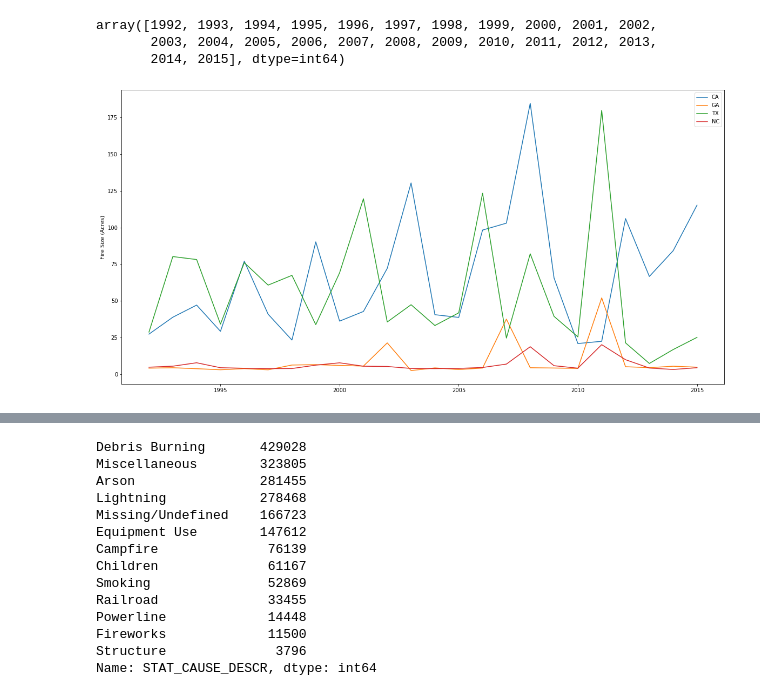
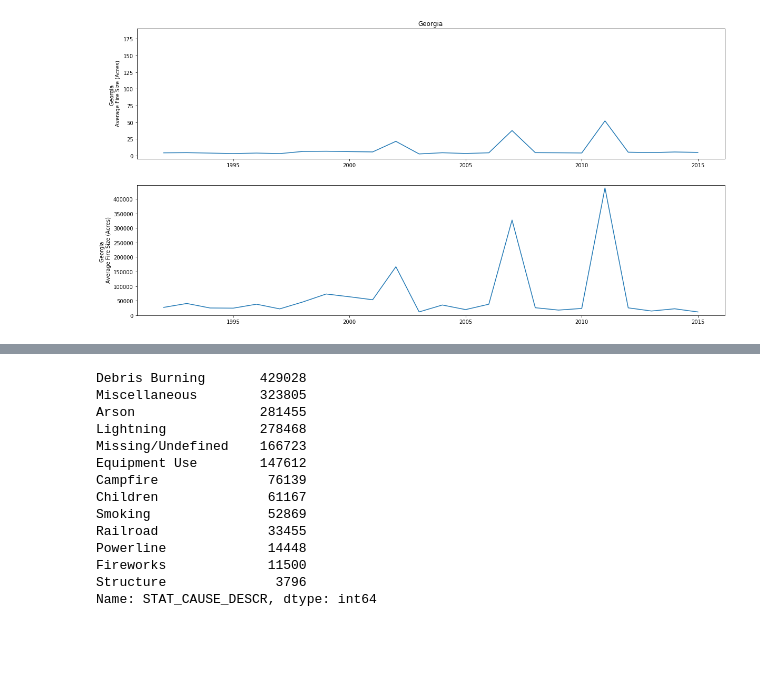
Before and after one commit to BryanSouza91/Project_1, a Jupyter notebook: Fire_Data_Analysis.ipynb, the cells around one changed output, grey strips where cells are left out. Cells and saved outputs as stored; diff of their text form; code cells hidden in the pictures; blank space fills up the shorter version.

```diff
--- a/Fire_Data_Analysis.ipynb
+++ b/Fire_Data_Analysis.ipynb
@@ -25,5 +24,7 @@ avg_fire_size_df = pd.DataFrame(yr_state_grp.FIRE_SIZE.mean()).reset_index()
 sum_fire_size_df = pd.DataFrame(yr_state_grp.FIRE_SIZE.sum()).reset_index()
 # %%
 # scatter plot top 4 states x=DOY(disc and cont) y=fire_size color=((blue=disc),(red=cont))
+# %%
+sum_fire_size_pivot = sum_fire_size_df.pivot("FIRE_YEAR","STATE").unstack(fill_value=0)
 # %%
 avg_fire_size_pivot = avg_fire_size_df.pivot("FIRE_YEAR","STATE").unstack(fill_value=0)
@@ -45,23 +31,28 @@ Length: 1248, dtype: float64
 # %%
 years = np.arange(fire_data_df.FIRE_YEAR.min(),fire_data_df.FIRE_YEAR.max()+1)
-years
-# %% [output]
-array([1992, 1993, 1994, 1995, 1996, 1997, 1998, 1999, 2000, 2001, 2002,
-       2003, 2004, 2005, 2006, 2007, 2008, 2009, 2010, 2011, 2012, 2013,
-       2014, 2015], dtype=int64)
 # %%
 ca_avg_fire_size = avg_fire_size_pivot.loc[:,["CA"]]
 ga_avg_fire_size = avg_fire_size_pivot.loc[:,["GA"]]
 tx_avg_fire_size = avg_fire_size_pivot.loc[:,["TX"]]
 nc_avg_fire_size = avg_fire_size_pivot.loc[:,["NC"]]
-# %%
-plt.figure(figsize=(20,10))
-ca, = plt.plot(years,ca_avg_fire_size,label="CA")
-ga, = plt.plot(years,ga_avg_fire_size,label="GA")
-tx, = plt.plot(years,tx_avg_fire_size,label="TX")
-nc, = plt.plot(years,nc_avg_fire_size,label="NC")
-plt.legend(handles=[ca,ga,tx,nc])
-plt.ylabel("Fire Size (Acres)")
-plt.show()
-# %% [output]
-[figure, removed]
+# %%
+ca_sum_fire_size = sum_fire_size_pivot.loc[:,["CA"]]
+ga_sum_fire_size = sum_fire_size_pivot.loc[:,["GA"]]
+tx_sum_fire_size = sum_fire_size_pivot.loc[:,["TX"]]
+nc_sum_fire_size = sum_fire_size_pivot.loc[:,["NC"]]
+# %%
+fig, axs = plt.subplots(2, 1,figsize=(20,10))
+ax1 = axs[0]
+ax1.set_ylabel("Georgia \n Average Fire Size (Acres)")
+ax1.set_ylim([-5,190])
+ax1.set_title("Georgia")
+ax1.plot(years,ga_avg_fire_size)
+ax2 = axs[1]
+ax2.set_ylabel("Georgia \n Average Fire Size (Acres)")
+ax2.set_ylim([-5,max(ga_sum_fire_size)+10000])
+ax2.plot(years,ga_sum_fire_size)
+plt.rcParams.update({'font.size': 10})
+plt.show()
+fig.savefig("ga_line.png")
+# %% [output]
+[figure, added]
```
Also changed, not shown: parts of 14 cells of this notebook, 10 other files.
